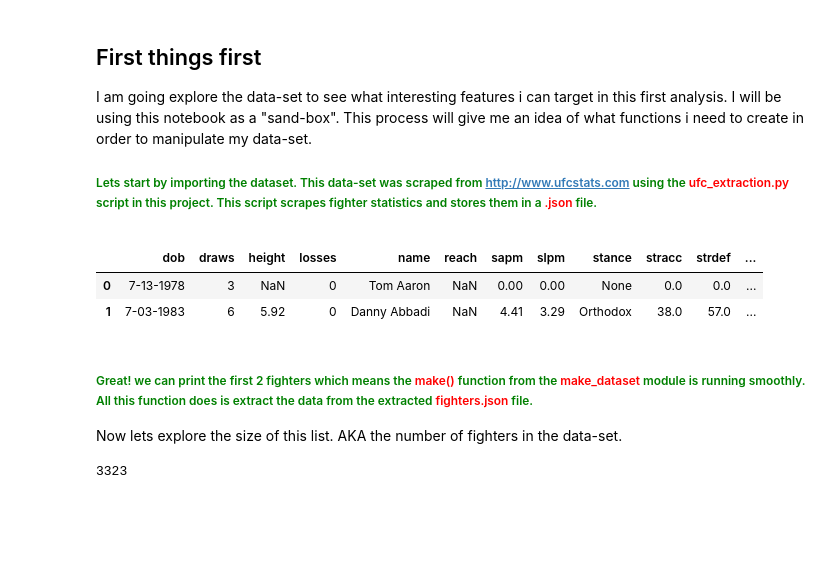
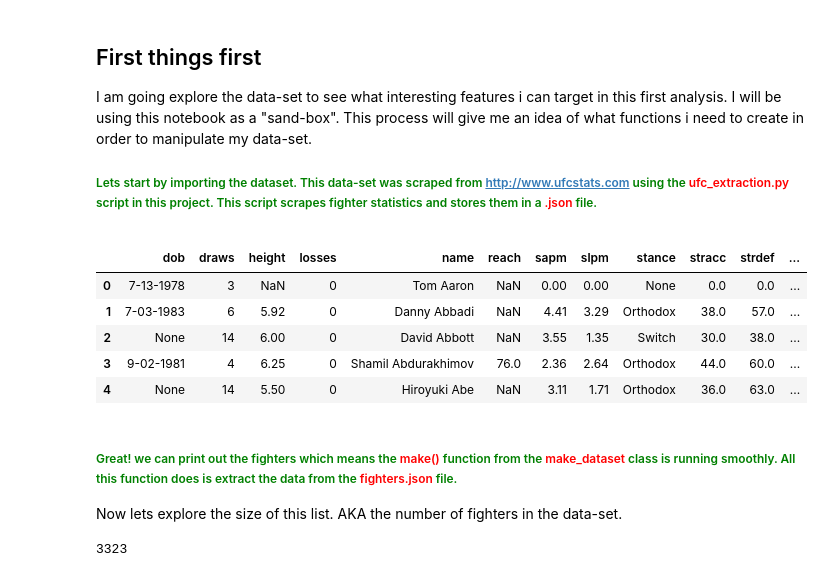
Before and after one commit to egarcia11/ufc_data_analysis, a Jupyter notebook: notebooks/basic_analysis.ipynb, the cells around one changed output. Drawn from its saved outputs; the diff is of its cells as text; code cells hidden in the pictures; blank space fills up the shorter version.

```diff
--- a/notebooks/basic_analysis.ipynb
+++ b/notebooks/basic_analysis.ipynb
@@ -1,15 +1,20 @@
 # %% [markdown]
-<p><h2 style="color:black">First things first</h2><p> I am going explore the data-set to see what interesting features i can target in this first analysis. I will be using this notebook as a "sand-box". This process will give me an idea of what functions i need to create in order to manipulate my data-set.</p>
-<h6 style="color:green">Lets start by importing the dataset. This data-set was scraped from <a href="http://ufcstats.com">http://www.ufcstats.com</a> using the <a style="color:red">ufc_extraction.py</a> script in this project. This script scrapes fighter statistics and stores them in a <a style="color:red"> .json</a> file.
+<p><h2 style="color:black">First things first</h2><p>
+I am going explore the data-set to see what interesting features i can target in this first analysis. I will be using this notebook as a "sand-box". This process will give me an idea of what functions i need to create in order to manipulate my data-set.</p>
+<h6 style="color:green">
+    Lets start by importing the dataset. This data-set was scraped from <a href="http://ufcstats.com">http://www.ufcstats.com</a> using the <a style="color:red">ufc_extraction.py</a> script in this project. This script scrapes fighter statistics and stores them in a <a style="color:red"> .json</a> file.
 # %%
 from src.data.dataMakers import dataMakers
 dm = dataMakers()
-fighters = dm.make()
-fighters[0:2]
+fighterFrame = dm.make()
+fighterFrame.head()
 # %% [output]
 |  | dob | draws | height | losses | name | reach | sapm | slpm | stance | stracc | strdef | ... |
 | 0 | 7-13-1978 | 3 | NaN | 0 | Tom Aaron | NaN | 0.00 | 0.00 | None | 0.0 | 0.0 | ... |
 | 1 | 7-03-1983 | 6 | 5.92 | 0 | Danny Abbadi | NaN | 4.41 | 3.29 | Orthodox | 38.0 | 57.0 | ... |
+| 2 | None | 14 | 6.00 | 0 | David Abbott | NaN | 3.55 | 1.35 | Switch | 30.0 | 38.0 | ... |
+| 3 | 9-02-1981 | 4 | 6.25 | 0 | Shamil Abdurakhimov | 76.0 | 2.36 | 2.64 | Orthodox | 44.0 | 60.0 | ... |
+| 4 | None | 14 | 5.50 | 0 | Hiroyuki Abe | NaN | 3.11 | 1.71 | Orthodox | 36.0 | 63.0 | ... |
 # %% [markdown]
-<p><h6 style="color:green">Great! we can print the first 2 fighters which means the <a style="color:red">make()</a> function from the <a style="color:red">make_dataset</a> module is running smoothly. All this function does is extract the data from the extracted <a style="color:red">fighters.json</a> file.</p> Now lets explore the size of this list. AKA the number of fighters in the data-set.
+<p><h6 style="color:green">Great! we can print out the fighters which means the <a style="color:red">make()</a> function from the <a style="color:red">make_dataset</a> class is running smoothly. All this function does is extract the data from the  <a style="color:red">fighters.json</a> file.</p> Now lets explore the size of this list. AKA the number of fighters in the data-set.
 # %%
```
Also changed, not shown: parts of 38 cells of this notebook.
